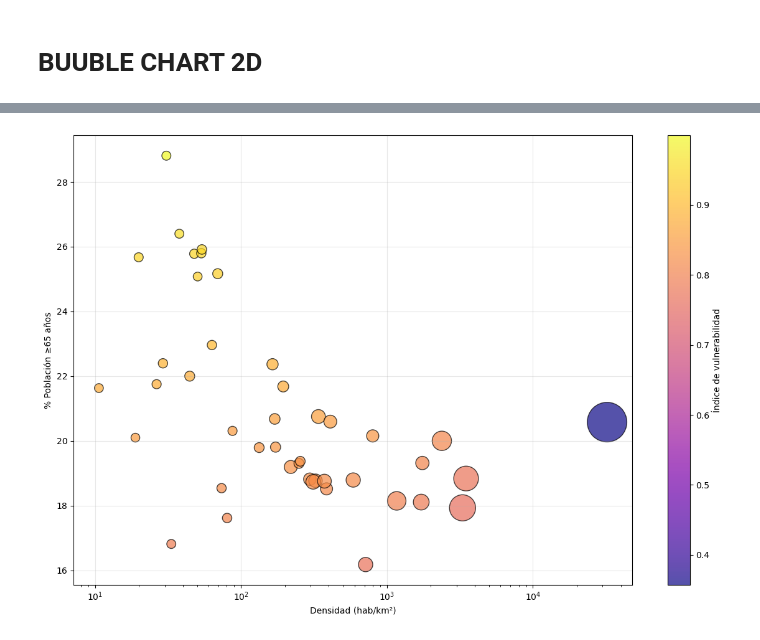
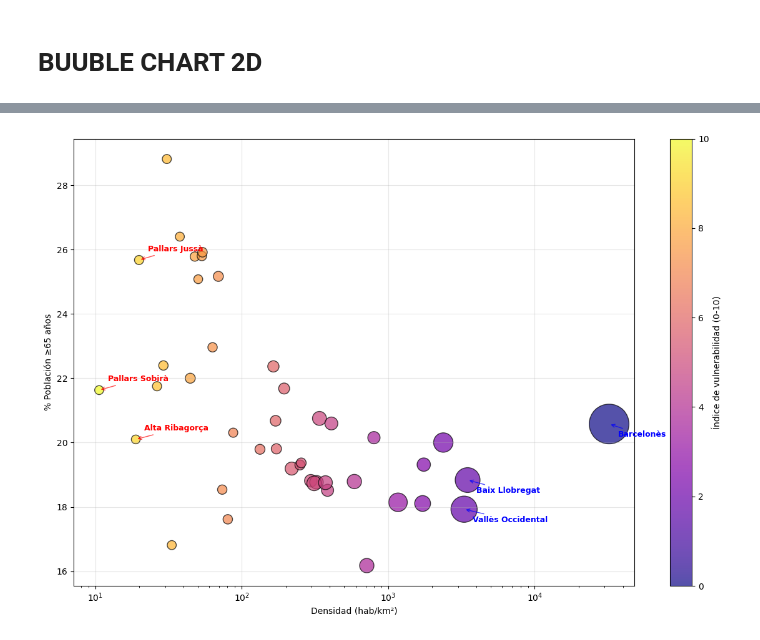
Before and after one commit to alexdeharo269/CatDef, a Jupyter notebook: javierfernandez.ipynb, the cells around one changed output, grey strips where cells are left out. Drawn from its saved outputs; the diff is of its cells as text; code cells hidden in the pictures.

```diff
--- a/javierfernandez.ipynb
+++ b/javierfernandez.ipynb
@@ -1507,14 +1482,43 @@ df = gdf_comarca[['CODICOMAR', 'NOMCOMAR', 'CAPCOMAR', 'AREAC5000', 'geometry',
 size = (df['poblacion'] / df['poblacion'].max()) * 2000 + 100
 
 # -------------------------------------------------
-# 2) Crear índice de vulnerabilidad
+# 2) Crear índice de vulnerabilidad CON ESCALA LOGARÍTMICA CORREGIDA
 # -------------------------------------------------
-df['vulnerabilidad'] = (
-    0.5 * (df['porc_mayores_65'] / df['porc_mayores_65'].max()) +
-    0.5 * (1 - (df['densidad'] / df['densidad'].max()))
+
+# DEBUG: Verificar los valores de entrada
+print("Valores mínimos y máximos de las variables:")
+print(f"porc_mayores_65: {df['porc_mayores_65'].min():.2f} - {df['porc_mayores_65'].max():.2f}")
+print(f"densidad: {df['densidad'].min():.2f} - {df['densidad'].max():.2f}")
+
+# Calcular índice base CORREGIDO
+df['indice_base'] = (
+    (df['porc_mayores_65'] / 100) * 0.6 +
+    (1 / (df['densidad'] / df['densidad'].max())) * 0.4  # Normalizar densidad primero
 )
 
-#----------------------------------------------
+# DEBUG: Verificar el índice base
+print(f"\nÍndice base: {df['indice_base'].min():.6f} - {df['indice_base'].max():.6f}")
+
+# Aplicar transformación logarítmica con mejor suavizado
+# Usar log(1 + x) en lugar de log(x + epsilon) para evitar valores negativos
+df['indice_vulnerabilidad'] = np.log1p(df['indice_base'])  # log1p(x) = log(1 + x)
+
+# DEBUG: Verificar después del logaritmo
+print(f"Después del log: {df['indice_vulnerabilidad'].min():.6f} - {df['indice_vulnerabilidad'].max():.6f}")
+
+# Escalar a rango 0-10 para mejor interpretación
+min_indice = df['indice_vulnerabilidad'].min()
+max_indice = df['indice_vulnerabilidad'].max()
+
+df['indice_vulnerabilidad'] = (
+    (df['indice_vulnerabilidad'] - min_indice) /
+    (max_indice - min_indice)
+) * 10
+
+# DEBUG: Verificar resultado final
+print(f"Índice final: {df['indice_vulnerabilidad'].min():.6f} - {df['indice_vulnerabilidad'].max():.6f}")
+
+# -------------------------------------------------
 # 3) Bubble Chart con escala logarítmica en X
 # -------------------------------------------------
 plt.figure(figsize=(12, 8))
@@ -1523,7 +1527,7 @@ scatter = plt.scatter(
     df['densidad'],
     df['porc_mayores_65'],
     s=size,
-    c=df['vulnerabilidad'],
+    c=df['indice_vulnerabilidad'],
     cmap='plasma',
     alpha=0.7,
     edgecolor='black'
@@ -1532,19 +1536,60 @@ scatter = plt.scatter(
 # Aplicar escala logarítmica en el eje X
 plt.xscale('log')
 
-plt.colorbar(scatter, label="Índice de vulnerabilidad")
+plt.colorbar(scatter, label="Índice de vulnerabilidad (0-10)")
 plt.xlabel("Densidad (hab/km²)")
 plt.ylabel("% Población ≥65 años")
 plt.title("")
 
-# Etiquetas solo para comarcas más significativas (las más pobladas o extremas)
-# Definir criterios para etiquetar
-umbral_poblacion = df['poblacion'].quantile(0.7)  # Top 30% más pobladas
-umbral_vulnerabilidad = df['vulnerabilidad'].quantile(0.8)  # Top 20% más vulnerables
+# -------------------------------------------------
+# 4) Etiquetar las 3 comarcas más y menos vulnerables
+# -------------------------------------------------
+# Ordenar por vulnerabilidad
+df_sorted = df.sort_values('indice_vulnerabilidad', ascending=False)
 
+# Las 3 más vulnerables
+top_3_vulnerables = df_sorted.head(3)
 
+# Las 3 menos vulnerables
+bottom_3_vulnerables = df_sorted.tail(3)
+
+# Añadir etiquetas para las más vulnerables (en rojo)
+for idx, row in top_3_vulnerables.iterrows():
+    plt.annotate(
+        row['NOMCOMAR'],
+        (row['densidad'], row['porc_mayores_65']),
+        xytext=(10, 10), textcoords='offset points',
+        fontsize=9, color='red', fontweight='bold',
+        arrowprops=dict(arrowstyle='->', color='red', alpha=0.7)
+    )
+
+# Añadir etiquetas para las menos vulnerables (en azul)
+for idx, row in bottom_3_vulnerables.iterrows():
+    plt.annotate(
+        row['NOMCOMAR'],
+        (row['densidad'], row['porc_mayores_65']),
+        xytext=(10, -15), textcoords='offset points',
+        fontsize=9, color='blue', fontweight='bold',
+        arrowprops=dict(arrowstyle='->', color='blue', alpha=0.7)
+    )
 
 plt.grid(True, alpha=0.3)
 plt.tight_layout()
 plt.show()
+
+# Opcional: Mostrar los nombres en consola también
+print("\n--- 3 COMARCAS MÁS VULNERABLES ---")
+for idx, row in top_3_vulnerables.iterrows():
+    print(f"{row['NOMCOMAR']}: {row['indice_vulnerabilidad']:.3f}")
+
+print("\n--- 3 COMARCAS MENOS VULNERABLES ---")
+for idx, row in bottom_3_vulnerables.iterrows():
+    print(f"{row['NOMCOMAR']}: {row['indice_vulnerabilidad']:.3f}")
+
+# Mostrar también el Vallès Occidental específicamente
+valles_occidental = df[df['NOMCOMAR'] == 'Vallès Occidental']
+if not valles_occidental.empty:
+    print(f"\n--- VALLÈS OCCIDENTAL ---")
+    print(f"Índice base: {valles_occidental['indice_base'].iloc[0]:.6f}")
+    print(f"Índice vulnerabilidad: {valles_occidental['indice_vulnerabilidad'].iloc[0]:.3f}")
 # %% [output]
@@ -1551 +1603 @@ plt.show()
-[figure, old version]
+[figure, new version]
```
Also changed, not shown: parts of 6 cells of this notebook.
